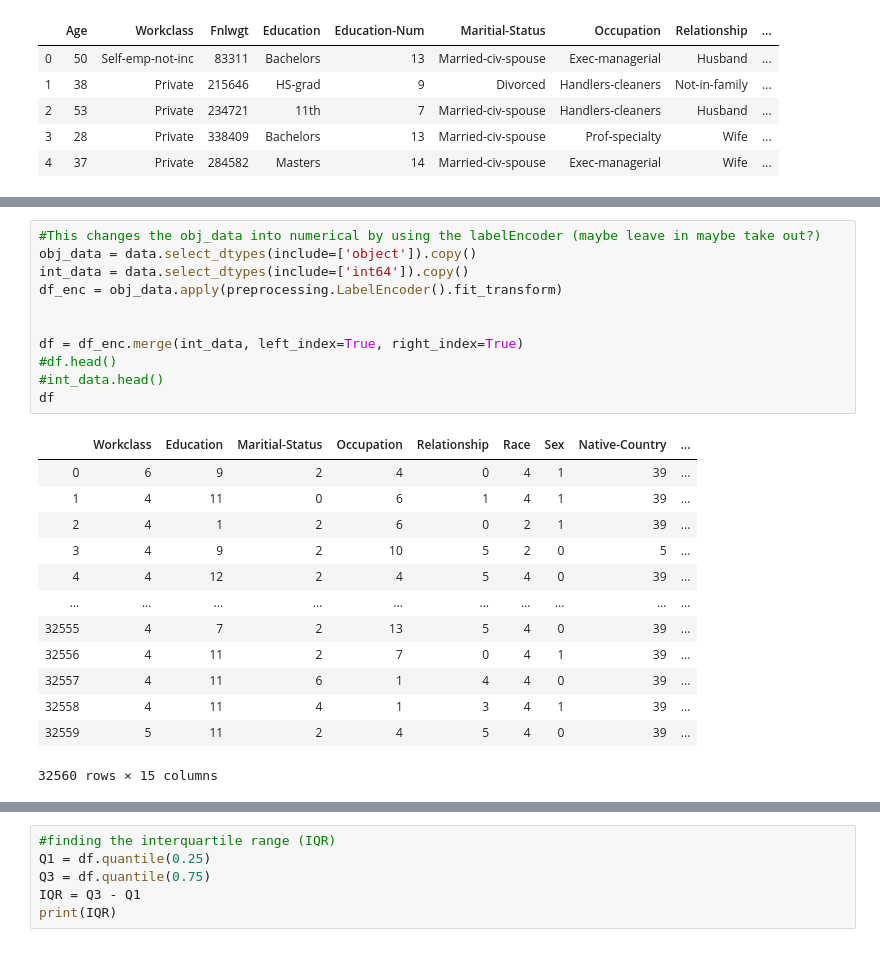
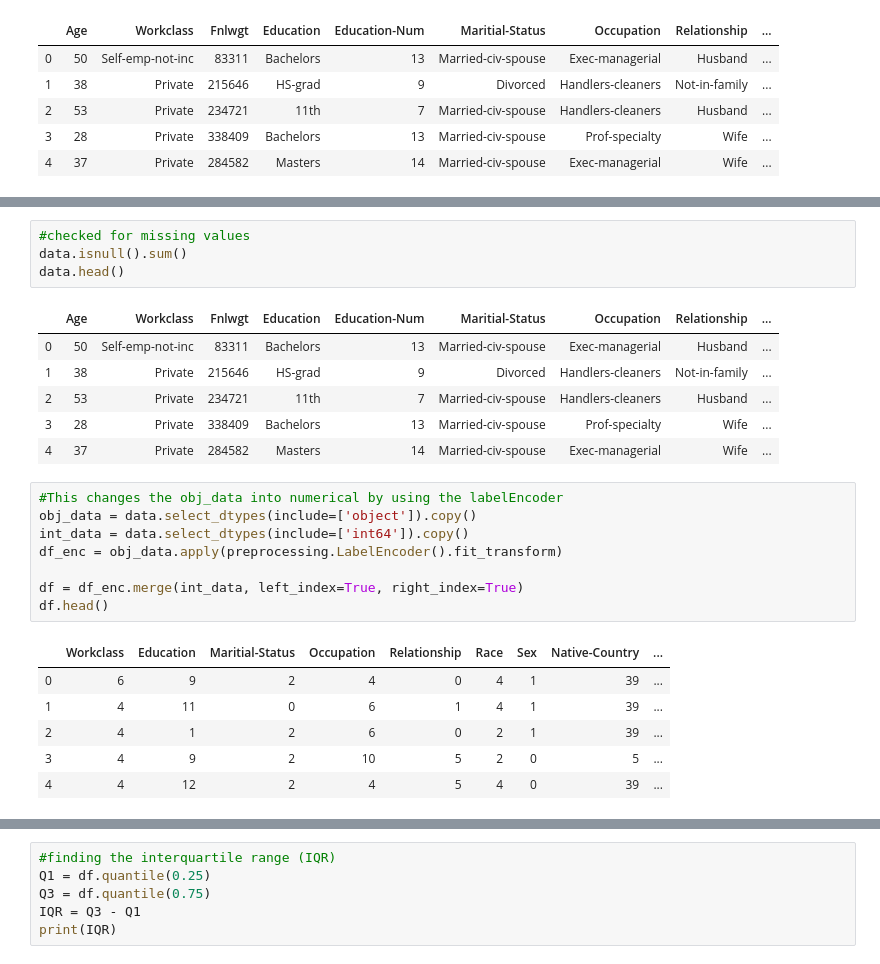
Before and after one commit to Aaronportal465/HowToGetRich, a Jupyter notebook: Project Take 1.ipynb, the cells around one changed output, grey strips where cells are left out. Saved outputs shown, nothing was run; the diff lists cells and outputs as text.

```diff
--- a/Project Take 1.ipynb
+++ b/Project Take 1.ipynb
@@ -71,25 +37,26 @@ data
+# %%
+#checked for missing values
+data.isnull().sum()
+data.head()
+# %% [output]
+|  | Age | Workclass | Fnlwgt | Education | Education-Num | Maritial-Status | Occupation | Relationship | ... |
+| 0 | 50 | Self-emp-not-inc | 83311 | Bachelors | 13 | Married-civ-spouse | Exec-managerial | Husband | ... |
+| 1 | 38 | Private | 215646 | HS-grad | 9 | Divorced | Handlers-cleaners | Not-in-family | ... |
+| 2 | 53 | Private | 234721 | 11th | 7 | Married-civ-spouse | Handlers-cleaners | Husband | ... |
+| 3 | 28 | Private | 338409 | Bachelors | 13 | Married-civ-spouse | Prof-specialty | Wife | ... |
+| 4 | 37 | Private | 284582 | Masters | 14 | Married-civ-spouse | Exec-managerial | Wife | ... |
 # %%
-#This changes the obj_data into numerical by using the labelEncoder (maybe leave in maybe take out?)
+#This changes the obj_data into numerical by using the labelEncoder
 obj_data = data.select_dtypes(include=['object']).copy()
 int_data = data.select_dtypes(include=['int64']).copy()
 df_enc = obj_data.apply(preprocessing.LabelEncoder().fit_transform)
 
-
 df = df_enc.merge(int_data, left_index=True, right_index=True)
-#df.head()
-#int_data.head()
-df
+df.head()
 # %% [output]
 |  | Workclass | Education | Maritial-Status | Occupation | Relationship | Race | Sex | Native-Country | ... |
 | 0 | 6 | 9 | 2 | 4 | 0 | 4 | 1 | 39 | ... |
 | 1 | 4 | 11 | 0 | 6 | 1 | 4 | 1 | 39 | ... |
 | 2 | 4 | 1 | 2 | 6 | 0 | 2 | 1 | 39 | ... |
 | 3 | 4 | 9 | 2 | 10 | 5 | 2 | 0 | 5 | ... |
 | 4 | 4 | 12 | 2 | 4 | 5 | 4 | 0 | 39 | ... |
-| ... | ... | ... | ... | ... | ... | ... | ... | ... | ... |
-| 32555 | 4 | 7 | 2 | 13 | 5 | 4 | 0 | 39 | ... |
-| 32556 | 4 | 11 | 2 | 7 | 0 | 4 | 1 | 39 | ... |
-| 32557 | 4 | 11 | 6 | 1 | 4 | 4 | 0 | 39 | ... |
-| 32558 | 4 | 11 | 4 | 1 | 3 | 4 | 1 | 39 | ... |
-| 32559 | 5 | 11 | 2 | 4 | 5 | 4 | 0 | 39 | ... |
-32560 rows × 15 columns
```
Also changed, not shown: parts of 13 cells of this notebook, 1 other file.
